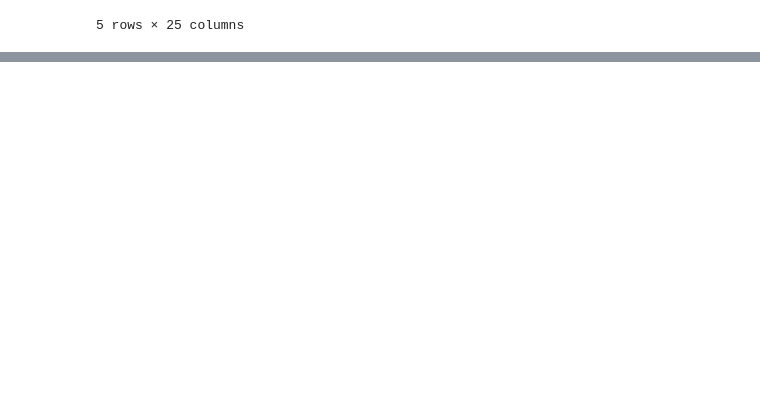
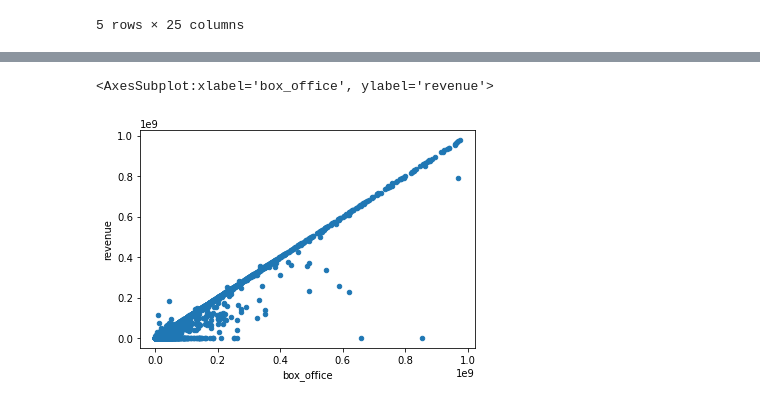
Before and after one commit to shahkibria/Movies-ETL, a Jupyter notebook: Movies_ETL.ipynb, the cells around one changed output, grey strips where cells are left out. Cells and saved outputs as stored; diff of their text form; code cells hidden in the pictures; blank space fills up the shorter version.

```diff
--- a/Movies_ETL.ipynb
+++ b/Movies_ETL.ipynb
@@ -693,0 +920,8 @@ wiki_movies_df.head()
+# %%
+# We will now look at box office / revenue
+# We will create a scatter plot and use only data less than a billion
+
+movies_df.fillna(0)[movies_df['box_office'] < 10**9].plot(x='box_office', y='revenue', kind='scatter')
+# %% [output]
+<AxesSubplot:xlabel='box_office', ylabel='revenue'>
+[figure, added]
```
Also changed, not shown: parts of 49 cells of this notebook.
